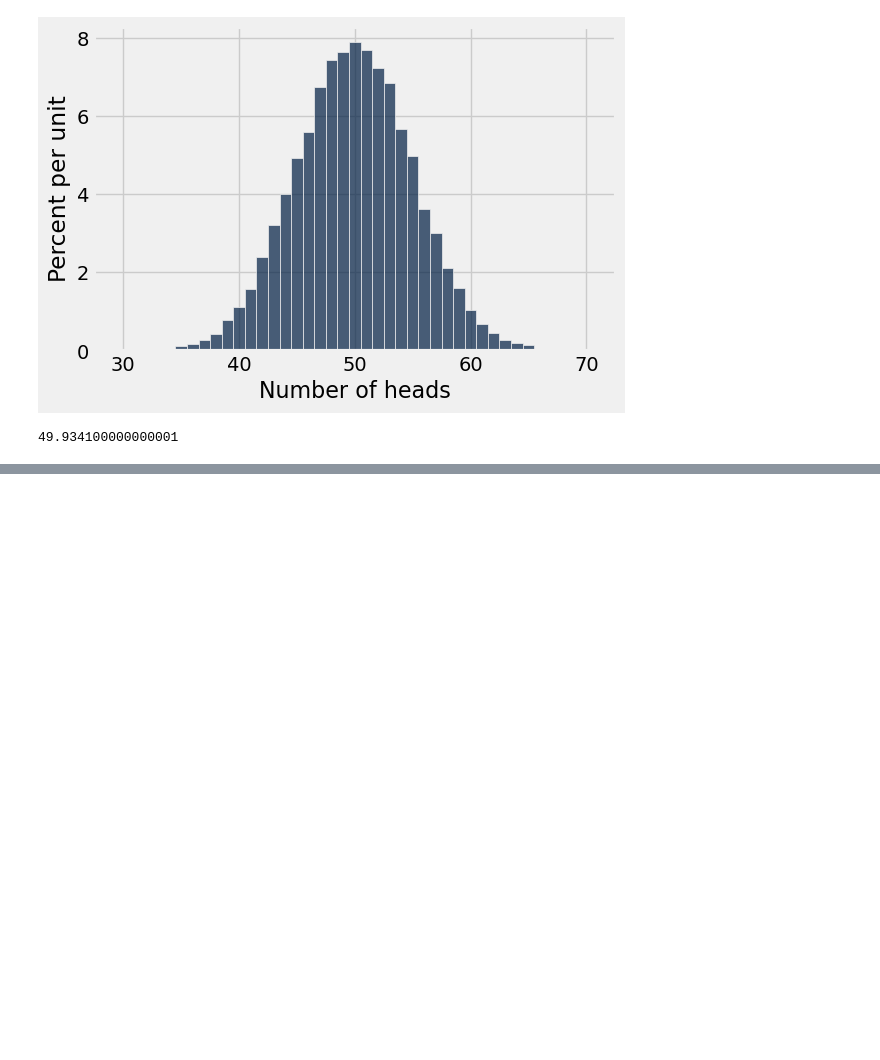
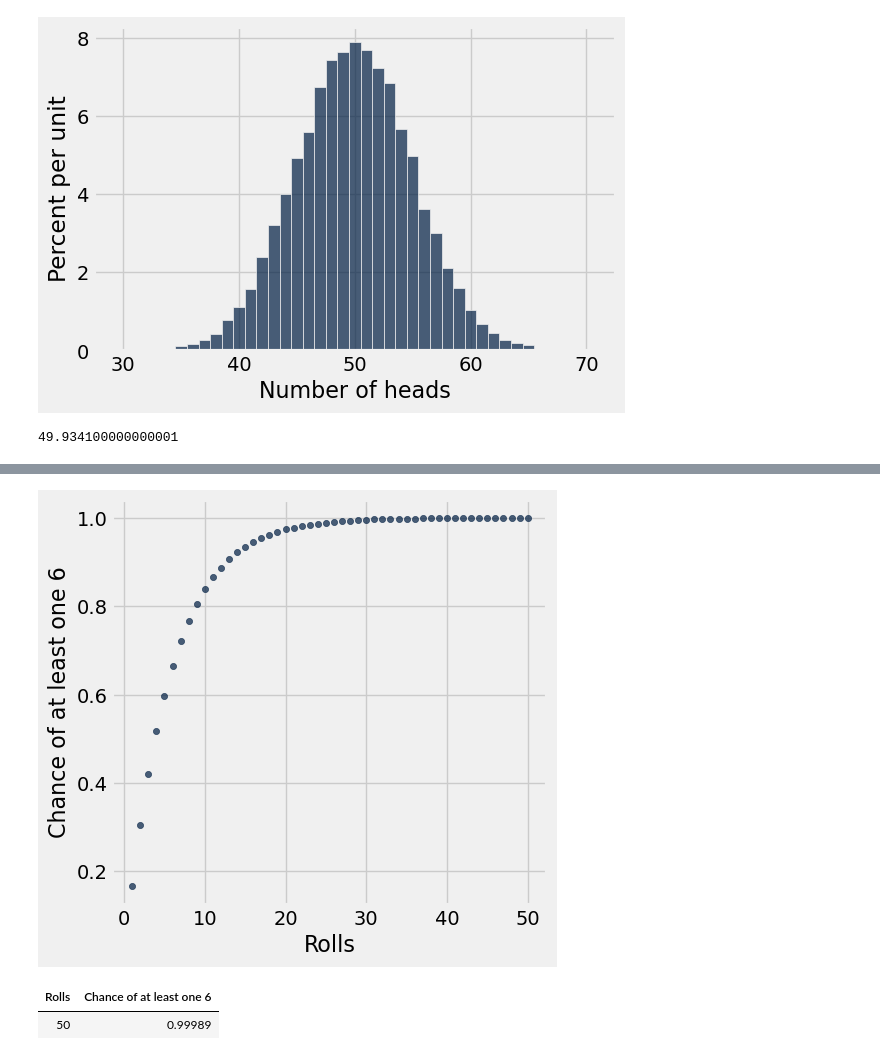
Before and after one commit to lawtonsclass/f25-code-from-class, a Jupyter notebook: data8/ch09.ipynb, the cells around one changed output, grey strips where cells are left out. Drawn from its saved outputs; the diff is of its cells as text; code cells hidden in the pictures; blank space fills up the shorter version.

```diff
--- a/data8/ch09.ipynb
+++ b/data8/ch09.ipynb
@@ -395,0 +527,7 @@ np.average(head_counts)
+# %%
+rolls = np.arange(1, 51, 1)
+results = Table().with_columns(
+    'Rolls', rolls,
+    'Chance of at least one 6', 1 - (5/6)**rolls
+)
+results
@@ -395,0 +547,9 @@ np.average(head_counts)
+# %%
+results.scatter('Rolls')
+# %% [output]
+[figure, added]
+# %%
+results.where('Rolls', 50)
+# %% [output]
+| Rolls | Chance of at least one 6 |
+| 50 | 0.99989 |
```
Also changed, not shown: parts of 21 cells of this notebook, 1 other file.
